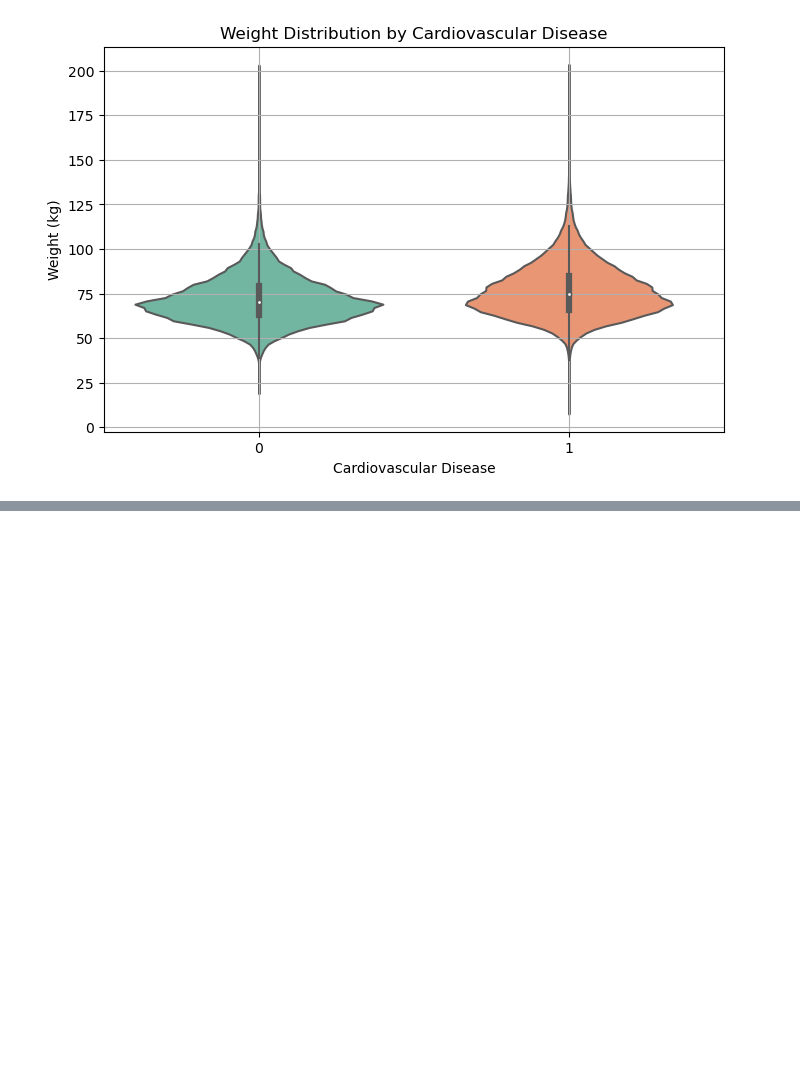
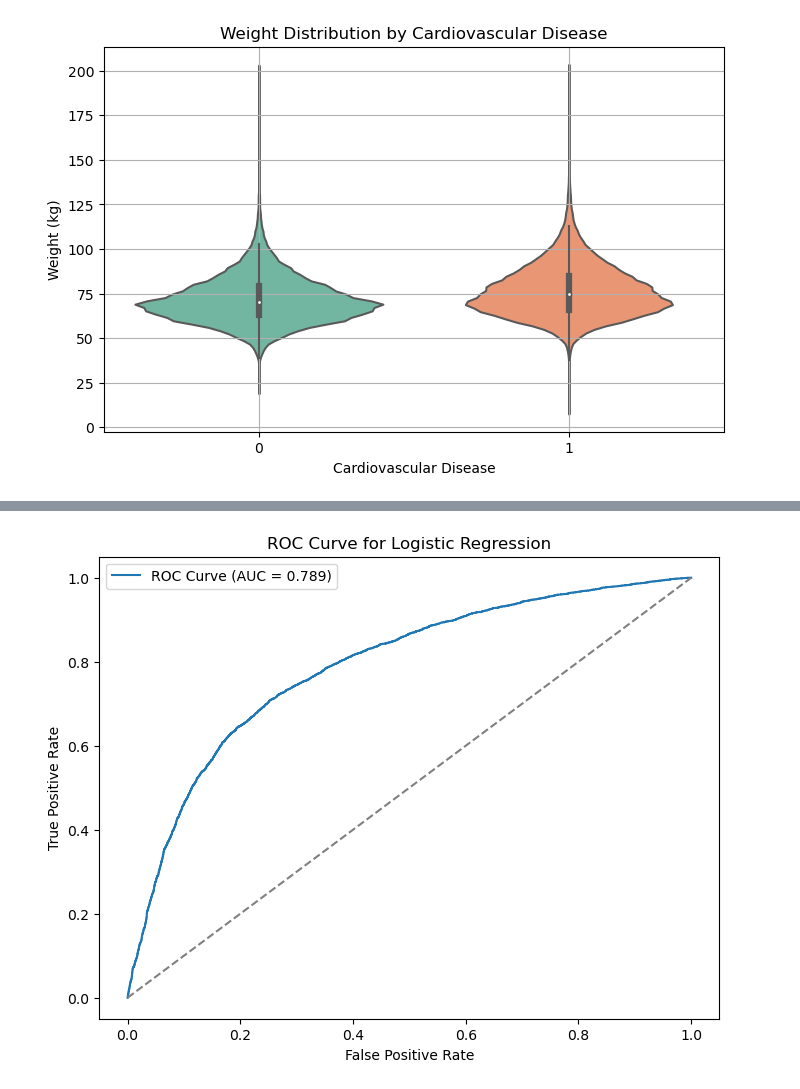
Before and after one commit to ebavarsad/ebavarsad, a Jupyter notebook: kaggle/cardiovascular_disease_research.ipynb, the cells around one changed output, grey strips where cells are left out. Saved outputs shown, nothing was run; the diff lists cells and outputs as text; code cells hidden in the pictures; blank space fills up the shorter version.

```diff
--- a/kaggle/cardiovascular_disease_research.ipynb
+++ b/kaggle/cardiovascular_disease_research.ipynb
@@ -359,0 +391,89 @@ plot_violin_weight(clean_heart_df)
+# %%
+from sklearn.model_selection import train_test_split, GridSearchCV
+from sklearn.linear_model import LogisticRegression
+from sklearn.preprocessing import StandardScaler
+from sklearn.metrics import (accuracy_score, precision_score, recall_score,
+                             f1_score, roc_auc_score, classification_report,
+                             roc_curve, ConfusionMatrixDisplay)
+
+def run_logistic_regression(df, drop_cols):
+
+    # build columns for training
+    X = df.drop(columns = ['CVD'] + drop_cols)
+    y = df['CVD']
+
+    # Train-test split
+    X_train, X_test, y_train, y_test = train_test_split(X, y,
+                                                        test_size = 0.2,
+                                                        random_state = 21,
+                                                        stratify = y)
+
+    # scale features
+    scaler = StandardScaler()
+    X_train_scaled = scaler.fit_transform(X_train)
+    X_test_scaled = scaler.transform(X_test)
+
+    # optimization grid
+    param_grid = {
+        'C': np.linspace(0.5, 12.5, 24),           # Regularization strength
+        'penalty': ['l1', 'l2'],            # Type of penalty
+        'solver': ['liblinear', 'saga', 'lbfgs']     # Solvers that support l1 and l2
+    }
+
+    # Logistic Regression with GridSearch
+    log_reg = LogisticRegression(max_iter = 10000, class_weight = 'balanced')
+
+    grid = GridSearchCV(log_reg, param_grid, cv = 10,
+                        scoring='roc_auc', n_jobs = -1)
+
+    grid.fit(X_train_scaled, y_train)
+
+    # Best model
+    best_model = grid.best_estimator_
+    print(f" Best Parameters: {grid.best_params_}")
+
+    # Evaluate on test set
+    y_pred = best_model.predict(X_test_scaled)
+    y_pred_prob = best_model.predict_proba(X_test_scaled)[:, 1]
+    optimal_threshold = 0.4
+    y_pred = (y_pred_prob >= optimal_threshold).astype(int)
+
+    acc = accuracy_score(y_test, y_pred)
+    prec = precision_score(y_test, y_pred)
+    rec = recall_score(y_test, y_pred)
+    f1 = f1_score(y_test, y_pred)
+    roc_auc = roc_auc_score(y_test, y_pred_prob)
+
+    print("\n📊 Evaluation Metrics:")
+    print(f"Accuracy:  {acc:.3f}")
+    print(f"Precision: {prec:.3f}")
+    print(f"Recall:    {rec:.3f}")
+    print(f"F1 Score:  {f1:.3f}")
+    print(f"ROC-AUC:   {roc_auc:.3f}")
+    print("\nClassification Report:")
+    print(classification_report(y_test, y_pred))
+
+    # Plot ROC Curve
+    fpr, tpr, _ = roc_curve(y_test, y_pred_prob)
+    plt.figure(figsize=(8,6))
+    plt.plot(fpr, tpr, label=f'ROC Curve (AUC = {roc_auc:.3f})')
+    plt.plot([0,1], [0,1], linestyle='--', color='grey')
+    plt.xlabel('False Positive Rate')
+    plt.ylabel('True Positive Rate')
+    plt.title('ROC Curve for Logistic Regression')
+    plt.legend()
+    plt.show()
+
+    # Confusion Matrix
+    ConfusionMatrixDisplay.from_estimator(best_model, X_test_scaled, y_test,
+                                          cmap = 'Blues', display_labels=['No CVD', 'CVD'])
+    plt.title('Confusion Matrix')
+    plt.show()
+
+    return best_model, scaler
+
+DROP_COLUMNS = ['Id', 'Cholesterol Category', 'Glucose Category',
+                 'Age Group', 'Gender Label', 'BMI Cat']
+
+BEST_MODEL, SCALER = run_logistic_regression(clean_heart_df, DROP_COLUMNS)
+# %% [output]
@@ -359,0 +515 @@ plot_violin_weight(clean_heart_df)
+[figure, added]
```
Also changed, not shown: parts of 17 cells of this notebook, 1 other file.
